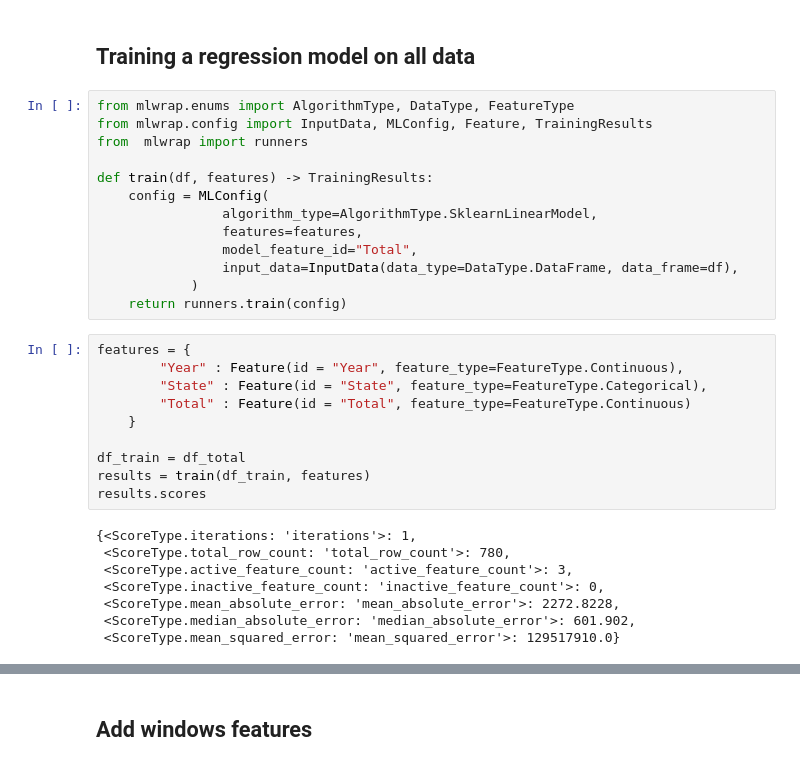
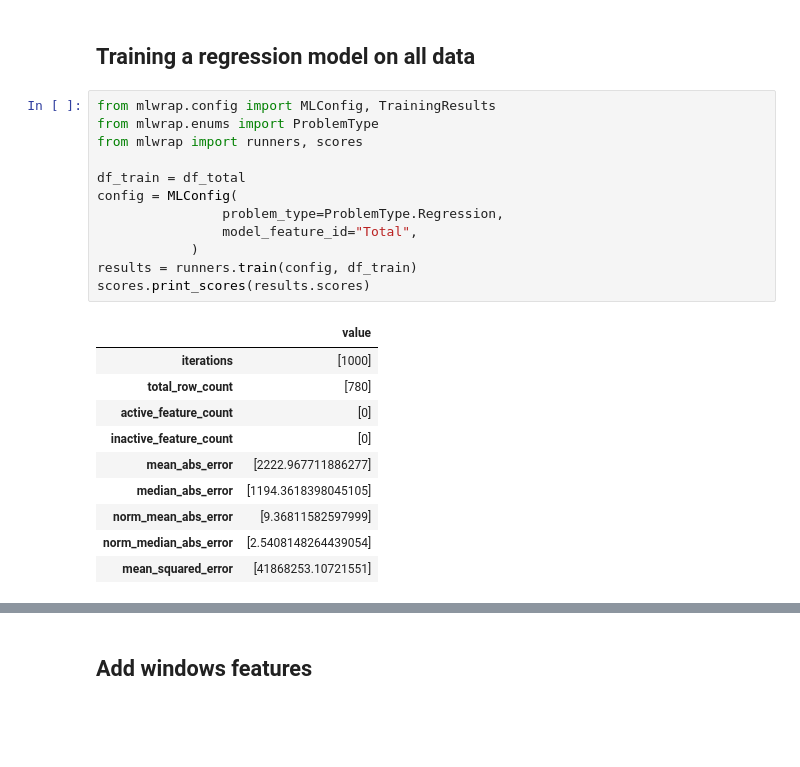
Before and after one commit to armakuni/mlops-workshop, a Jupyter notebook: notebooks/eda.ipynb, the cells around one changed output, grey strips where cells are left out. Cells and saved outputs as stored; diff of their text form; blank space fills up the shorter version.

```diff
--- a/notebooks/eda.ipynb
+++ b/notebooks/eda.ipynb
@@ -76,35 +76,27 @@ Year     0.0
 dtype: float64
 # %% [markdown]
 ## Training a regression model on all data
-# %%
-from mlwrap.enums import AlgorithmType, DataType, FeatureType
-from mlwrap.config import InputData, MLConfig, Feature, TrainingResults
-from  mlwrap import runners
-
-def train(df, features) -> TrainingResults:
-    config = MLConfig(
-                algorithm_type=AlgorithmType.SklearnLinearModel,
-                features=features,
-                model_feature_id="Total",
-                input_data=InputData(data_type=DataType.DataFrame, data_frame=df),
-            )
-    return runners.train(config)
-# %%
-features = {
-        "Year" : Feature(id = "Year", feature_type=FeatureType.Continuous),
-        "State" : Feature(id = "State", feature_type=FeatureType.Categorical),
-        "Total" : Feature(id = "Total", feature_type=FeatureType.Continuous)
-    }
-
-df_train = df_total
-results = train(df_train, features)
-results.scores
-# %% [output]
-{<ScoreType.iterations: 'iterations'>: 1,
- <ScoreType.total_row_count: 'total_row_count'>: 780,
- <ScoreType.active_feature_count: 'active_feature_count'>: 3,
- <ScoreType.inactive_feature_count: 'inactive_feature_count'>: 0,
- <ScoreType.mean_absolute_error: 'mean_absolute_error'>: 2272.8228,
- <ScoreType.median_absolute_error: 'median_absolute_error'>: 601.902,
- <ScoreType.mean_squared_error: 'mean_squared_error'>: 129517910.0}
+# %%
+from mlwrap.config import MLConfig, TrainingResults
+from mlwrap.enums import ProblemType
+from mlwrap import runners, scores
+
+df_train = df_total
+config = MLConfig(
+                problem_type=ProblemType.Regression,
+                model_feature_id="Total",
+            )
+results = runners.train(config, df_train)
+scores.print_scores(results.scores)
+# %% [output]
+|  | value |
+| iterations | [1000] |
+| total_row_count | [780] |
+| active_feature_count | [0] |
+| inactive_feature_count | [0] |
+| mean_abs_error | [2222.967711886277] |
+| median_abs_error | [1194.3618398045105] |
+| norm_mean_abs_error | [9.36811582597999] |
+| norm_median_abs_error | [2.5408148264439054] |
+| mean_squared_error | [41868253.10721551] |
 # %% [markdown]
```
Also changed, not shown: parts of 13 cells of this notebook, 6 other files.
